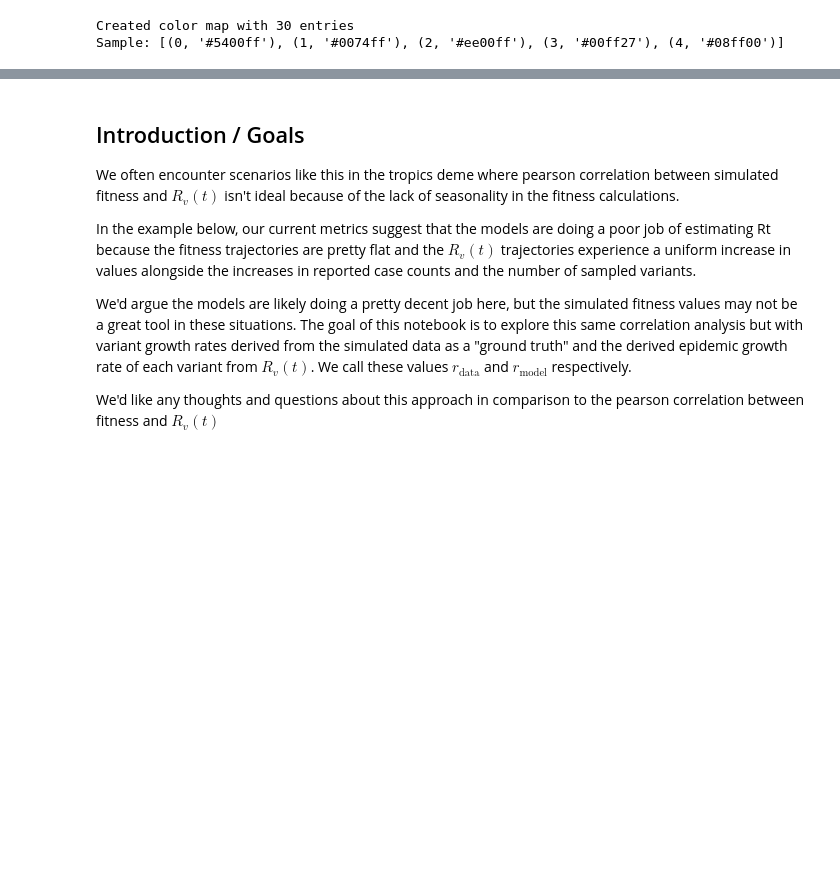
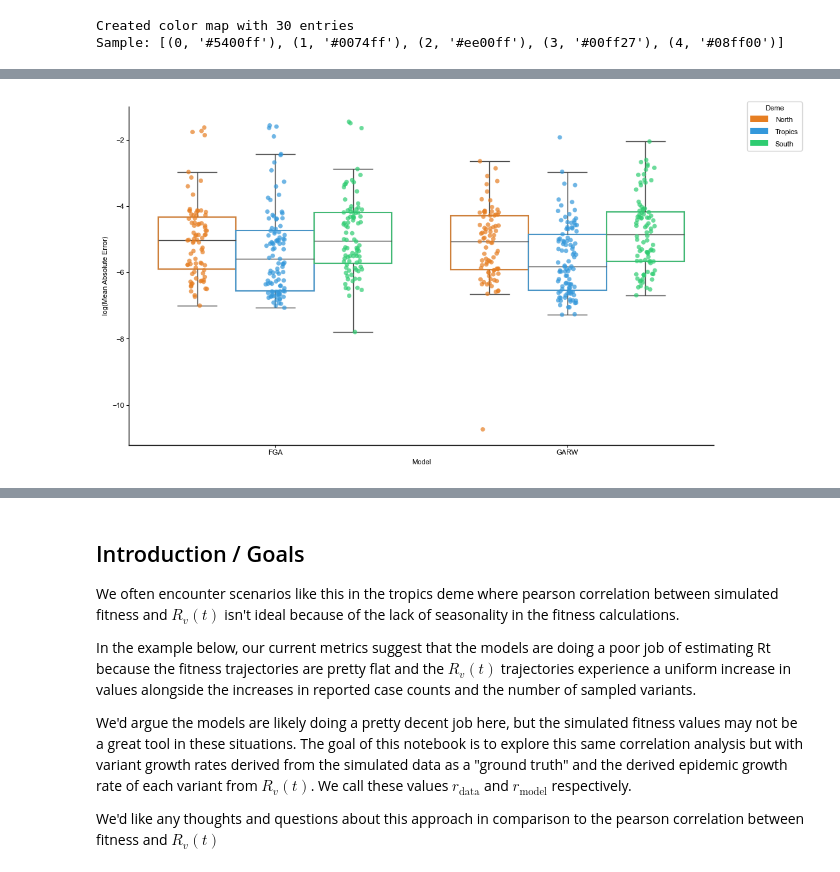
Before and after one commit to matsengrp/antigen-forecasting, a Jupyter notebook: notebooks/manuscript-figure-5-growth-rate-errors.ipynb, the cells around one changed output, grey strips where cells are left out. Cells and saved outputs as stored; diff of their text form; code cells hidden in the pictures; blank space fills up the shorter version.

```diff
--- a/notebooks/manuscript-figure-5-growth-rate-errors.ipynb
+++ b/notebooks/manuscript-figure-5-growth-rate-errors.ipynb
@@ -407,0 +517,25 @@ plt.show()
+# %%
+# Create the figure with log scale
+fig = create_variant_mae_figure(log_scale=False)
+
+# Store the original labels before styling
+original_xlabel = fig.axes[0].get_xlabel()
+original_ylabel = fig.axes[0].get_ylabel()
+
+# Apply publication styling
+style_figure_for_publication(fig, journal='plos')
+
+# Restore the axis labels after styling
+fig.axes[0].set_xlabel(original_xlabel)
+fig.axes[0].set_ylabel(original_ylabel)
+
+# Final legend cleanup to ensure no legends were re-added
+for ax in fig.axes:
+    if ax.get_legend():
+        ax.get_legend().remove()
+
+# # Save figure with log scale
+# plt.savefig("../../antigen-tex/figures/figure_5_variant_mae_log.pdf", dpi=300, bbox_inches='tight')
+plt.show()
+# %% [output]
+[figure, added]
```
Also changed, not shown: parts of 15 cells of this notebook, 2 other files.
